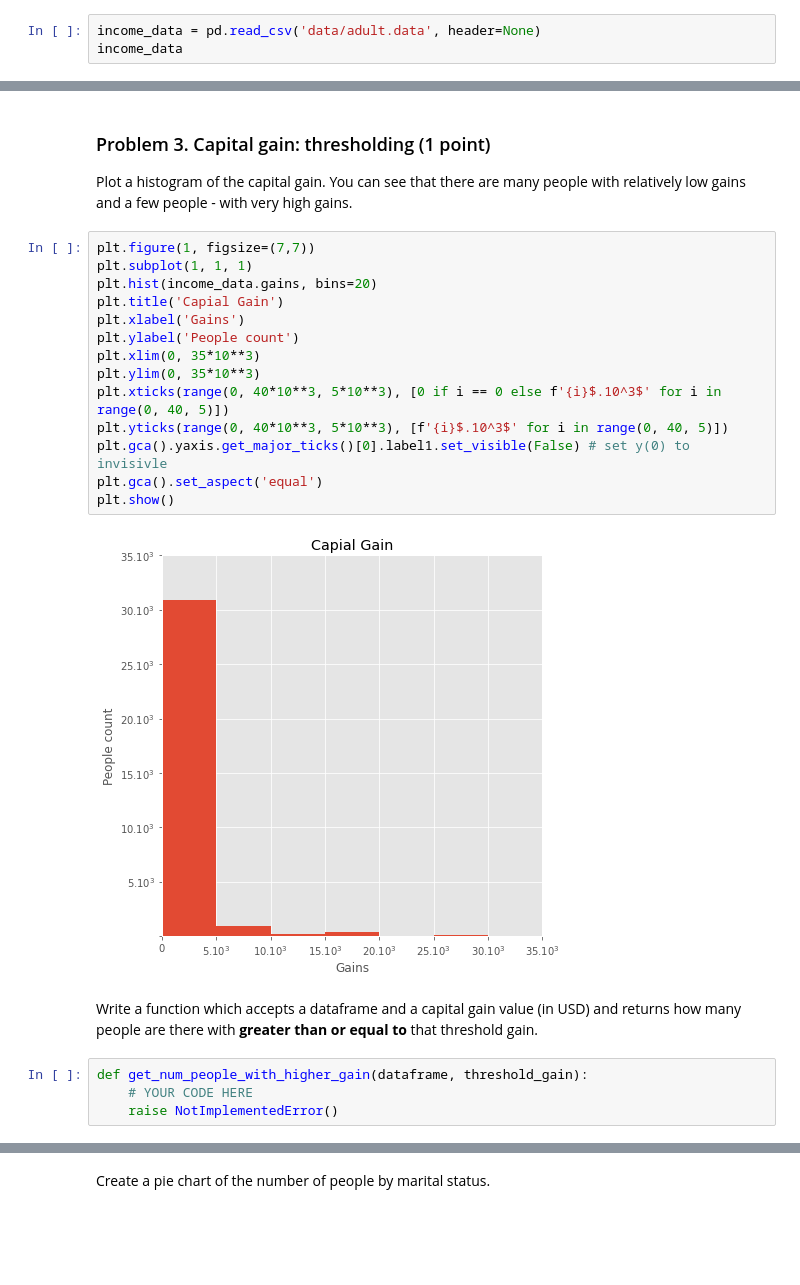
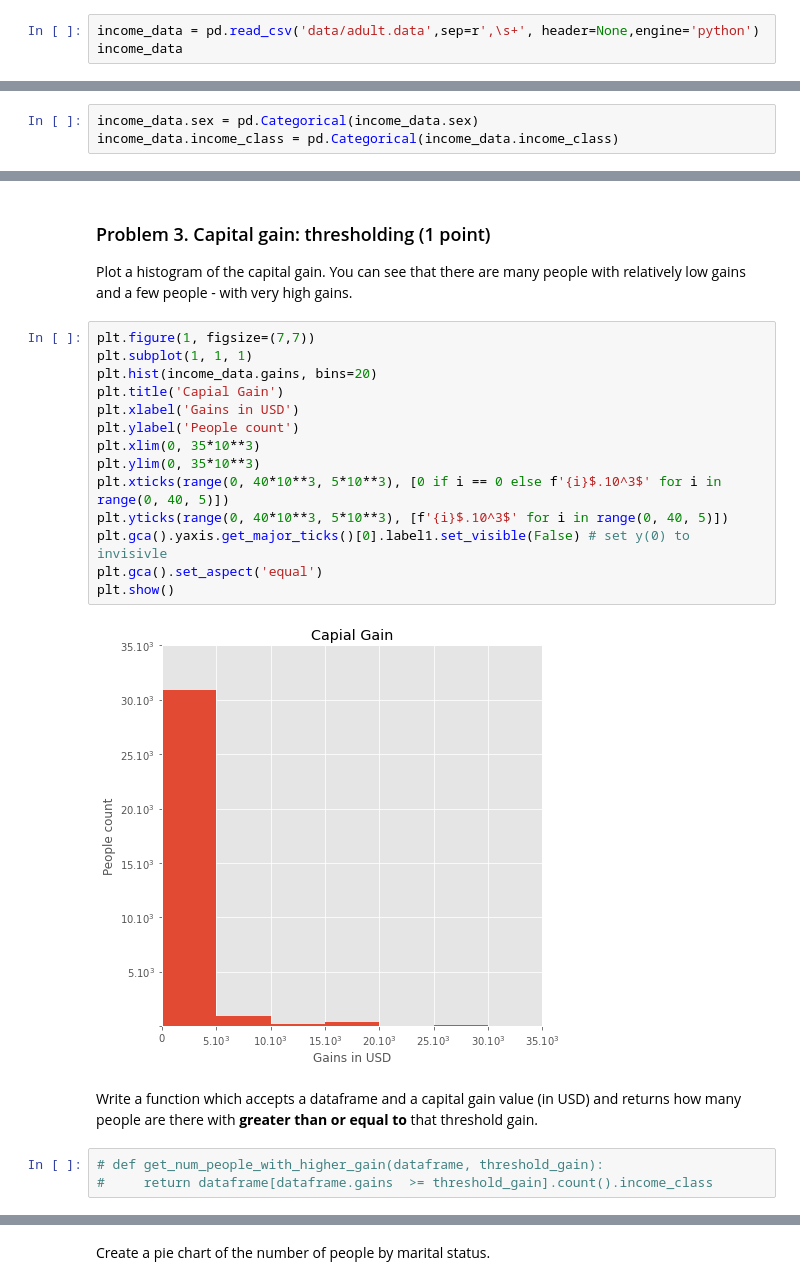
Before and after one commit to momchilantonov/SoftUni-DataScience-June-2021, a Jupyter notebook: Data Visualization and Exploratory Data Analysis/Data Visualization and EDA Lab.ipynb, the cells around one changed output, grey strips where cells are left out. Saved outputs shown, nothing was run; the diff lists cells and outputs as text; blank space fills up the shorter version.

Commit message:
data visualization and EDA lab done

```diff
--- a/Data Visualization and Exploratory Data Analysis/Data Visualization and EDA Lab.ipynb
+++ b/Data Visualization and Exploratory Data Analysis/Data Visualization and EDA Lab.ipynb
@@ -24,7 +25,7 @@ You don't need to clean the dataset.
 # %% [markdown]
 #### read the given dataset
 # %%
-income_data = pd.read_csv('data/adult.data', header=None)
+income_data = pd.read_csv('data/adult.data',sep=r',\s+', header=None,engine='python')
 income_data
 # %% [output]
 |  | 0 | 1 | 2 | 3 | 4 | 5 | 6 | 7 | 8 | 9 | 10 | ... |
@@ -98,0 +115,3 @@ dtype: object
+# %%
+income_data.sex = pd.Categorical(income_data.sex)
+income_data.income_class = pd.Categorical(income_data.income_class)
@@ -118,22 +192,21 @@ Plot a histogram of the capital gain. You can see that there are many people wit
 # %%
 plt.figure(1, figsize=(7,7))
 plt.subplot(1, 1, 1)
 plt.hist(income_data.gains, bins=20)
 plt.title('Capial Gain')
-plt.xlabel('Gains')
+plt.xlabel('Gains in USD')
 plt.ylabel('People count')
 plt.xlim(0, 35*10**3)
 plt.ylim(0, 35*10**3)
 plt.xticks(range(0, 40*10**3, 5*10**3), [0 if i == 0 else f'{i}$.10^3$' for i in range(0, 40, 5)])
 plt.yticks(range(0, 40*10**3, 5*10**3), [f'{i}$.10^3$' for i in range(0, 40, 5)])
 plt.gca().yaxis.get_major_ticks()[0].label1.set_visible(False) # set y(0) to invisivle
 plt.gca().set_aspect('equal')
 plt.show()
 # %% [output]
-[figure, old version]
+[figure, new version]
 # %% [markdown]
 Write a function which accepts a dataframe and a capital gain value (in USD) and returns how many people are there with **greater than or equal to** that threshold gain.
-# %%
-def get_num_people_with_higher_gain(dataframe, threshold_gain):
-    # YOUR CODE HERE
-    raise NotImplementedError()
+# %%
+# def get_num_people_with_higher_gain(dataframe, threshold_gain):
+#     return dataframe[dataframe.gains  >= threshold_gain].count().income_class
```
Also changed, not shown: parts of 55 cells of this notebook, 1 other file.
